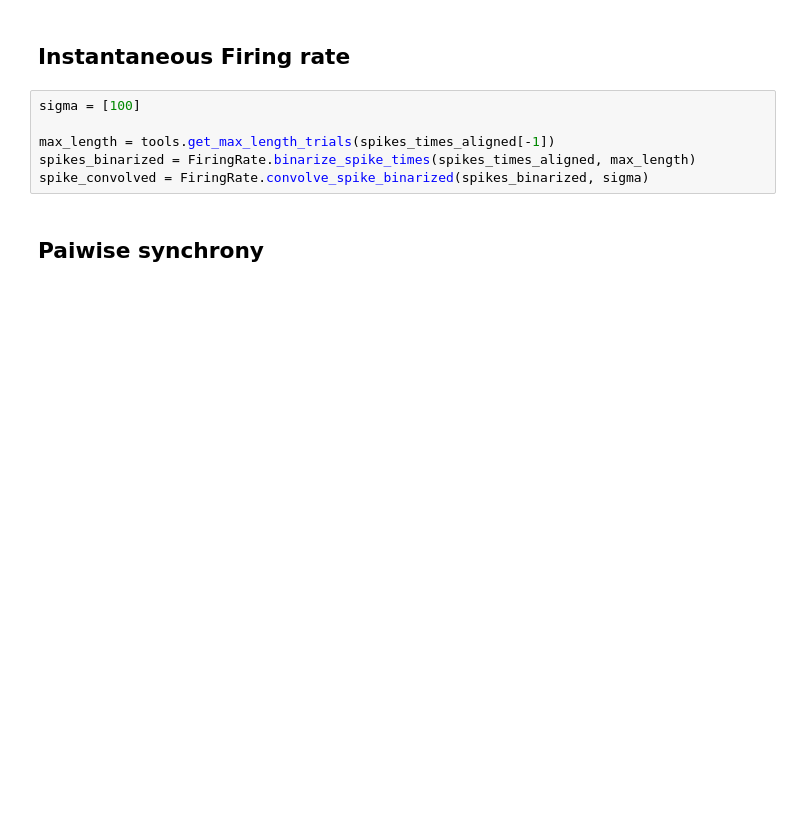
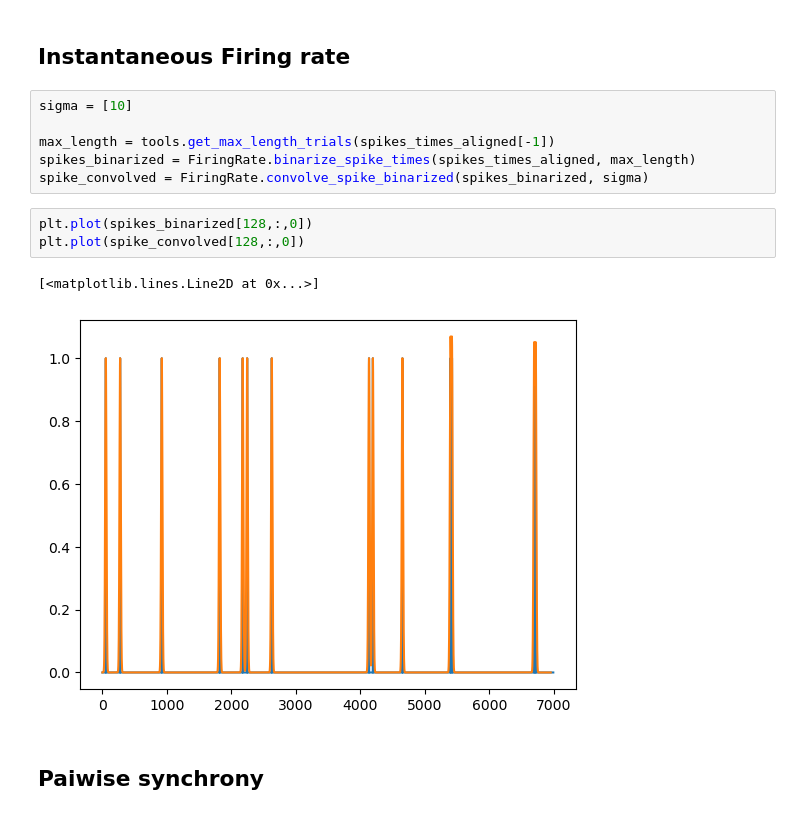
Before and after one commit to Lamifsud/pattern_classification_git, a Jupyter notebook: pipeline_drafts/HistGrad.ipynb, the cells around one changed output. Cells and saved outputs as stored; diff of their text form; blank space fills up the shorter version.

```diff
--- a/pipeline_drafts/HistGrad.ipynb
+++ b/pipeline_drafts/HistGrad.ipynb
@@ -168,11 +165,17 @@ plt.show()
 # %% [markdown]
 ## Instantaneous Firing rate
 # %%
-sigma = [100]
+sigma = [10]
 
 max_length = tools.get_max_length_trials(spikes_times_aligned[-1])
 spikes_binarized = FiringRate.binarize_spike_times(spikes_times_aligned, max_length)
 spike_convolved = FiringRate.convolve_spike_binarized(spikes_binarized, sigma)
+# %%
+plt.plot(spikes_binarized[128,:,0])
+plt.plot(spike_convolved[128,:,0])
+# %% [output]
+[<matplotlib.lines.Line2D at 0x...>]
+[figure, added]
 # %% [markdown]
 ## Paiwise synchrony
 # %%
```
Also changed, not shown: parts of 21 cells of this notebook.
